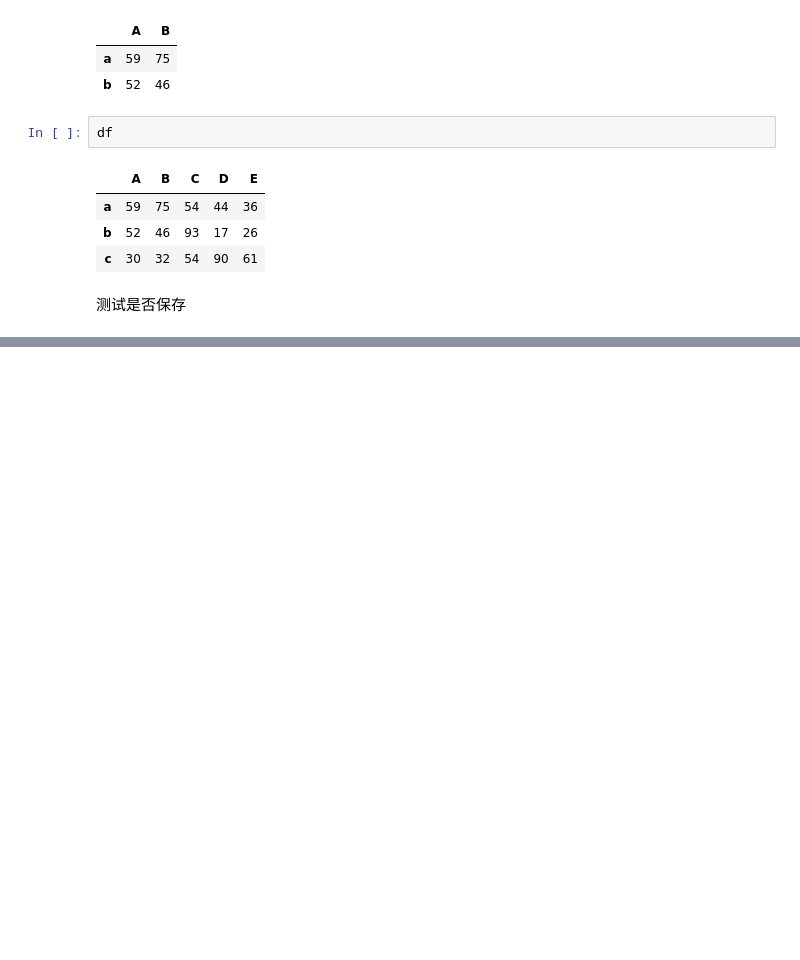
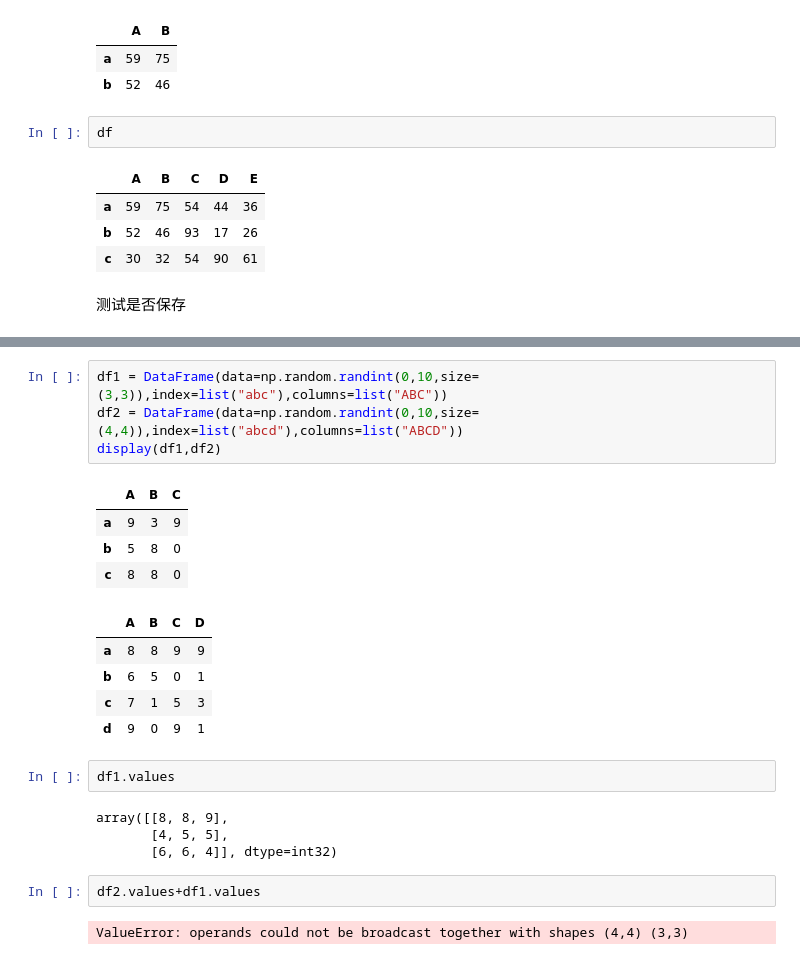
Before and after one commit to IrvingWood/pink, a Jupyter notebook: pandas_object.ipynb, the cells around one changed output, grey strips where cells are left out. Saved outputs shown, nothing was run; the diff lists cells and outputs as text; blank space fills up the shorter version.

```diff
--- a/pandas_object.ipynb
+++ b/pandas_object.ipynb
@@ -1120,0 +1208,24 @@ df
+# %%
+df1 = DataFrame(data=np.random.randint(0,10,size=(3,3)),index=list("abc"),columns=list("ABC"))
+df2 = DataFrame(data=np.random.randint(0,10,size=(4,4)),index=list("abcd"),columns=list("ABCD"))
+display(df1,df2)
+# %% [output]
+|  | A | B | C |
+| a | 9 | 3 | 9 |
+| b | 5 | 8 | 0 |
+| c | 8 | 8 | 0 |
+|  | A | B | C | D |
+| a | 8 | 8 | 9 | 9 |
+| b | 6 | 5 | 0 | 1 |
+| c | 7 | 1 | 5 | 3 |
+| d | 9 | 0 | 9 | 1 |
+# %%
+df1.values
+# %% [output]
+array([[8, 8, 9],
+       [4, 5, 5],
+       [6, 6, 4]], dtype=int32)
+# %%
+df2.values+df1.values
+# %% [output]
+ValueError: operands could not be broadcast together with shapes (4,4) (3,3)
```
Also changed, not shown: parts of 28 cells of this notebook.
